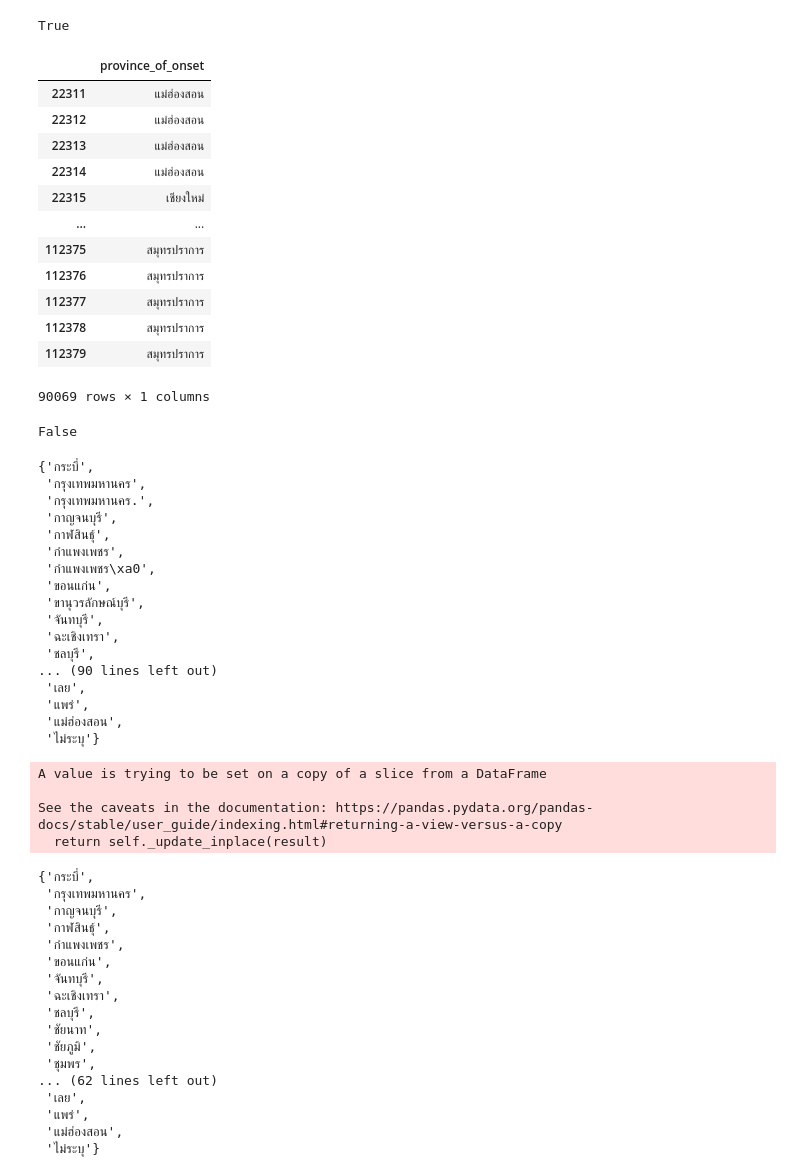
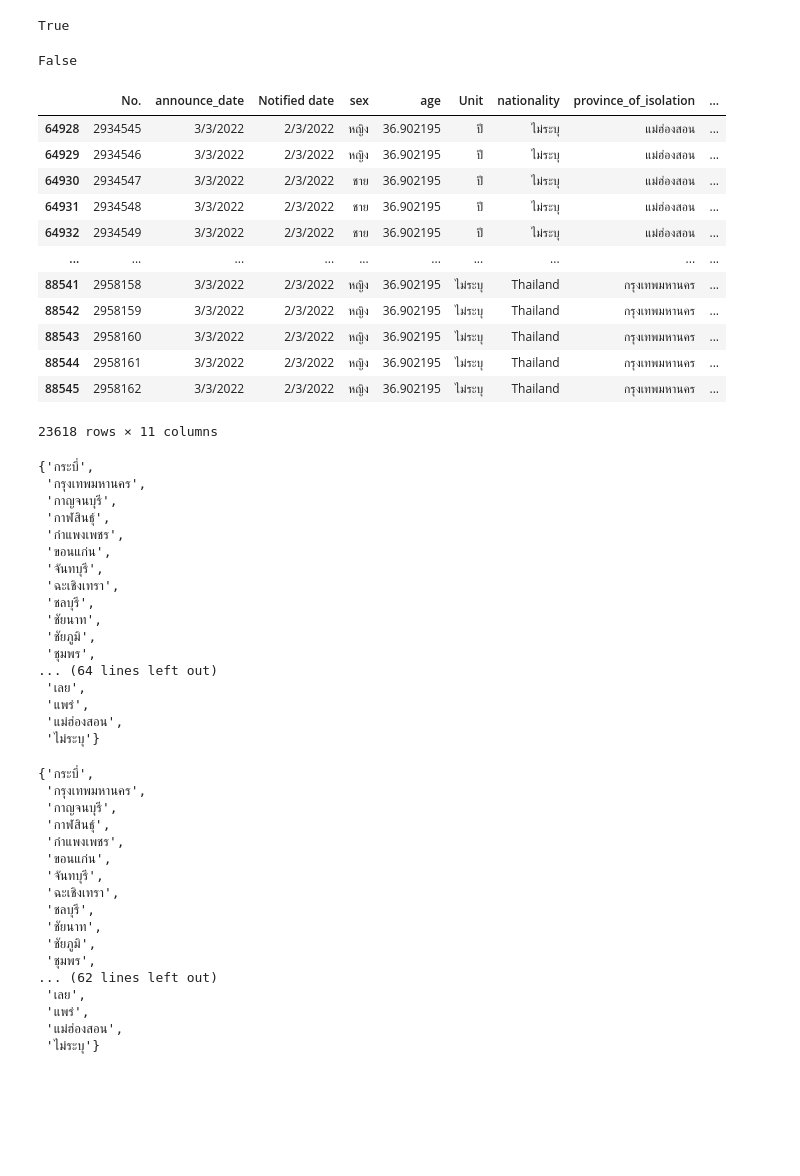
Before and after one commit to chanikansuksen/data_viz_2022, a Jupyter notebook: DataViz04_Data_Comparison.ipynb, the cells around one changed output. Saved outputs shown, nothing was run; the diff lists cells and outputs as text; code cells hidden in the pictures; blank space fills up the shorter version.

```diff
--- a/DataViz04_Data_Comparison.ipynb
+++ b/DataViz04_Data_Comparison.ipynb
@@ -397,4 +397,4 @@ path = '/content/drive/My Drive/dataviz_2021_data'
 Mounted at /content/drive
 # %%
 data_file_path=os.path.join(path,'confirmed-cases-since-280265.csv')
-data_cases=pd.read_csv(data_file_path)
+data_covid=pd.read_csv(data_file_path)
@@ -417,7 +400,0 @@ data_cases
-# %%
-d1_3 = data_cases[data_cases['announce_date'] == '1/3/2022'][['No.', 'announce_date', 'province_of_onset']]
-d2_3 = data_cases[data_cases['announce_date'] == '2/3/2022'][['No.', 'announce_date', 'province_of_onset']]
-d3_3 = data_cases[data_cases['announce_date'] == '3/3/2022'][['No.', 'announce_date', 'province_of_onset']]
-d4_3 = data_cases[data_cases['announce_date'] == '4/3/2022'][['No.', 'announce_date', 'province_of_onset']]
-data_covid = pd.concat([d1_3,d2_3,d3_3,d4_3]) #รวมตาราง
-data_covid
@@ -439,22 +418,15 @@ data_covid
 data_covid.isnull().any().any()
 # %% [output]
 True
-# %%
-data_covid[['province_of_onset']] = data_covid[['province_of_onset']].fillna('ไม่ระบุ')
-datacv1 = data_covid[['province_of_onset']]
-datacv1
-# %% [output]
-|  | province_of_onset |
-| 22311 | แม่ฮ่องสอน |
-| 22312 | แม่ฮ่องสอน |
-| 22313 | แม่ฮ่องสอน |
-| 22314 | แม่ฮ่องสอน |
-| 22315 | เชียงใหม่ |
-| ... | ... |
-| 112375 | สมุทรปราการ |
-| 112376 | สมุทรปราการ |
-| 112377 | สมุทรปราการ |
-| 112378 | สมุทรปราการ |
-| 112379 | สมุทรปราการ |
-90069 rows × 1 columns
+# %%
+#และแทนค่าที่เหลือเป็น ไม่ได้มีการระบุ เนื่องจากข้อมูลดังกล่าวเป็น String
+data_covid[['Notified date']] = data_covid[['Notified date']].fillna('ไม่ระบุ')
+data_covid[['sex']] = data_covid[['sex']].fillna('ไม่ระบุ')
+data_covid[['age']] = data_covid[['age']].mean()
+data_covid[['Unit']] = data_covid[['Unit']].fillna('ไม่ระบุ')
+data_covid[['nationality']] = data_covid[['nationality']].fillna('ไม่ระบุ')
+data_covid[['province_of_isolation']] = data_covid[['province_of_isolation']].fillna('ไม่ระบุ')
+data_covid[['risk']] = data_covid[['risk']].fillna('ไม่ระบุ')
+data_covid[['province_of_onset']] = data_covid[['province_of_onset']].fillna('ไม่ระบุ')
+data_covid[['district_of_onset']] = data_covid[['district_of_onset']].fillna('ไม่ระบุ')
 # %%
@@ -462,27 +434,48 @@ datacv1.isnull().any().any()
 # %% [output]
 False
+# %%
+date1_3 = data_covid[data_covid['announce_date']=='3/1/2022']
+date2_3 = data_covid[data_covid['announce_date']=='3/2/2022']
+date3_3 = data_covid[data_covid['announce_date']=='3/3/2022']
+date4_3 = data_covid[data_covid['announce_date']=='3/4/2022']
+date = pd.concat([date1_3, date2_3, date3_3, date4_3])
+date
+# %% [output]
+|  | No. | announce_date | Notified date | sex | age | Unit | nationality | province_of_isolation | ... |
+| 64928 | 2934545 | 3/3/2022 | 2/3/2022 | หญิง | 36.902195 | ปี | ไม่ระบุ | แม่ฮ่องสอน | ... |
+| 64929 | 2934546 | 3/3/2022 | 2/3/2022 | หญิง | 36.902195 | ปี | ไม่ระบุ | แม่ฮ่องสอน | ... |
+| 64930 | 2934547 | 3/3/2022 | 2/3/2022 | ชาย | 36.902195 | ปี | ไม่ระบุ | แม่ฮ่องสอน | ... |
+| 64931 | 2934548 | 3/3/2022 | 2/3/2022 | ชาย | 36.902195 | ปี | ไม่ระบุ | แม่ฮ่องสอน | ... |
+| 64932 | 2934549 | 3/3/2022 | 2/3/2022 | ชาย | 36.902195 | ปี | ไม่ระบุ | แม่ฮ่องสอน | ... |
+| ... | ... | ... | ... | ... | ... | ... | ... | ... | ... |
+| 88541 | 2958158 | 3/3/2022 | 2/3/2022 | หญิง | 36.902195 | ไม่ระบุ | Thailand | กรุงเทพมหานคร | ... |
+| 88542 | 2958159 | 3/3/2022 | 2/3/2022 | หญิง | 36.902195 | ไม่ระบุ | Thailand | กรุงเทพมหานคร | ... |
+| 88543 | 2958160 | 3/3/2022 | 2/3/2022 | หญิง | 36.902195 | ไม่ระบุ | Thailand | กรุงเทพมหานคร | ... |
+| 88544 | 2958161 | 3/3/2022 | 2/3/2022 | หญิง | 36.902195 | ไม่ระบุ | Thailand | กรุงเทพมหานคร | ... |
+| 88545 | 2958162 | 3/3/2022 | 2/3/2022 | หญิง | 36.902195 | ไม่ระบุ | Thailand | กรุงเทพมหานคร | ... |
+23618 rows × 11 columns
 # %%
-set(datacv1['province_of_onset'])
+set(date['province_of_onset'])
 # %% [output]
 {'กระบี่',
  'กรุงเทพมหานคร',
- 'กรุงเทพมหานคร.',
  'กาญจนบุรี',
  'กาฬสินธุ์',
  'กำแพงเพชร',
- 'กำแพงเพชร\xa0',
  'ขอนแก่น',
- 'ขานุวรลักษณ์บุรี',
  'จันทบุรี',
  'ฉะเชิงเทรา',
  'ชลบุรี',
-... (90 lines left out)
+ 'ชัยนาท',
+ 'ชัยภูมิ',
+ 'ชุมพร',
+... (64 lines left out)
  'เลย',
  'แพร่',
  'แม่ฮ่องสอน',
  'ไม่ระบุ'}
 # %%
-datacv1['province_of_onset'].replace({'กรุงเทพมหานคร.' : 'กรุงเทพมหานคร',
+date['province_of_onset'].replace({'กรุงเทพมหานคร.' : 'กรุงเทพมหานคร',
                                                     'กำแพงเพชร\xa0' : 'กำแพงเพชร', 'ขานุวรลักษณ์บุรี' : 'ไม่ระบุ',
                                                     'ชลบุรี\xa0' : 'ชลบุรี', 'ตราด\xa0' : 'ตราด',
                                                     'นครปฐม\xa0' : 'นครปฐม', 'นครราชสีมา\xa0' : 'นครราชสีมา',
@@ -497,9 +490,4 @@ datacv1['province_of_onset'].replace({'กรุงเทพมหานคร.'
                                                     'อุบลราชธานี\xa0' : 'อุบลราชธานี', 'เชิงเทรา' : 'ฉะเชิงเทรา',
                                                     'เพชรบูรณ์\xa0' : 'เพชรบูรณ์', 'นครยายก' : 'นครนายก',
                                                     'นครราชศรีมา' : 'นครราชสีมา', 'อยุธยา' : 'พระนครศรีอยุธยา'},inplace = True)
-# %% [output]
-A value is trying to be set on a copy of a slice from a DataFrame
-
-See the caveats in the documentation: https://pandas.pydata.org/pandas-docs/stable/user_guide/indexing.html#returning-a-view-versus-a-copy
-  return self._update_inplace(result)
 # %%
```
Also changed, not shown: parts of 10 cells of this notebook.
